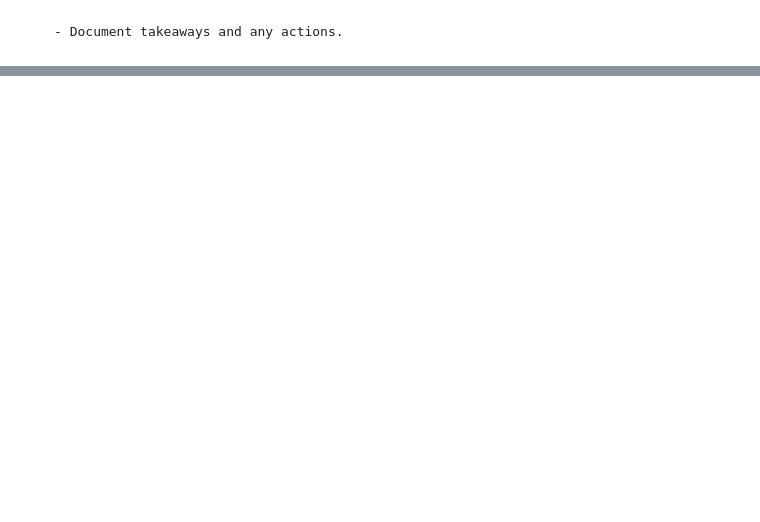
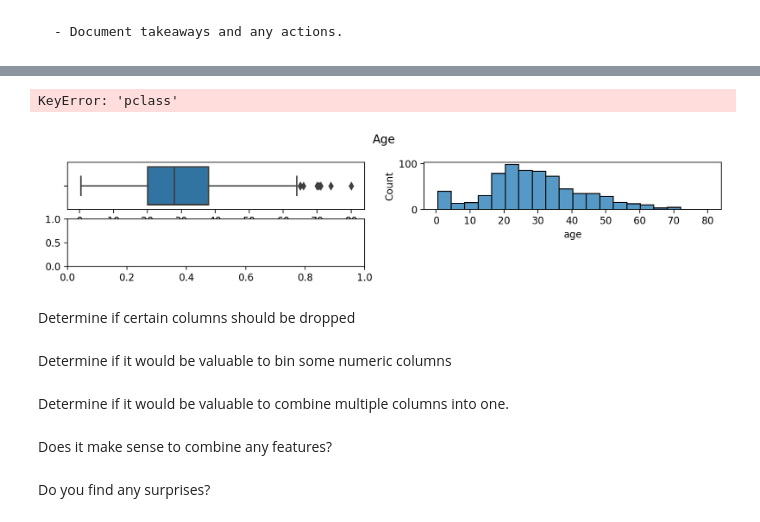
Before and after one commit to Is0metry/classification-exercises, a Jupyter notebook: classification_exercises.ipynb, the cells around one changed output, grey strips where cells are left out. Drawn from its saved outputs; the diff is of its cells as text; code cells hidden in the pictures; blank space fills up the shorter version.

```diff
--- a/classification_exercises.ipynb
+++ b/classification_exercises.ipynb
@@ -254,0 +453,4 @@ iris_train.head()
+# %%
+train = titanic_df
+target = train['class']
+train.describe()
@@ -254,0 +467,3 @@ iris_train.head()
+# %%
+numerics = train.select_dtypes(['float64','int64']).drop(columns=['survived','passenger_id','pclass','alone'])
+numerics.info()
@@ -254,0 +482,21 @@ iris_train.head()
+# %%
+plt.figure(figsize=(12,4))
+plt.suptitle('Age')
+plt.subplot(421)
+sns.boxplot(x=numerics['age'])
+plt.subplot(422)
+sns.histplot(x=numerics['age'])
+plt.subplot(423)
+# %% [output]
+KeyError: 'pclass'
+[figure, added]
+# %% [markdown]
+Determine if certain columns should be dropped
+# %% [markdown]
+Determine if it would be valuable to bin some numeric columns
+# %% [markdown]
+Determine if it would be valuable to combine multiple columns into one.
+# %% [markdown]
+Does it make sense to combine any features?
+# %% [markdown]
+Do you find any surprises?
```
Also changed, not shown: parts of 45 cells of this notebook.
